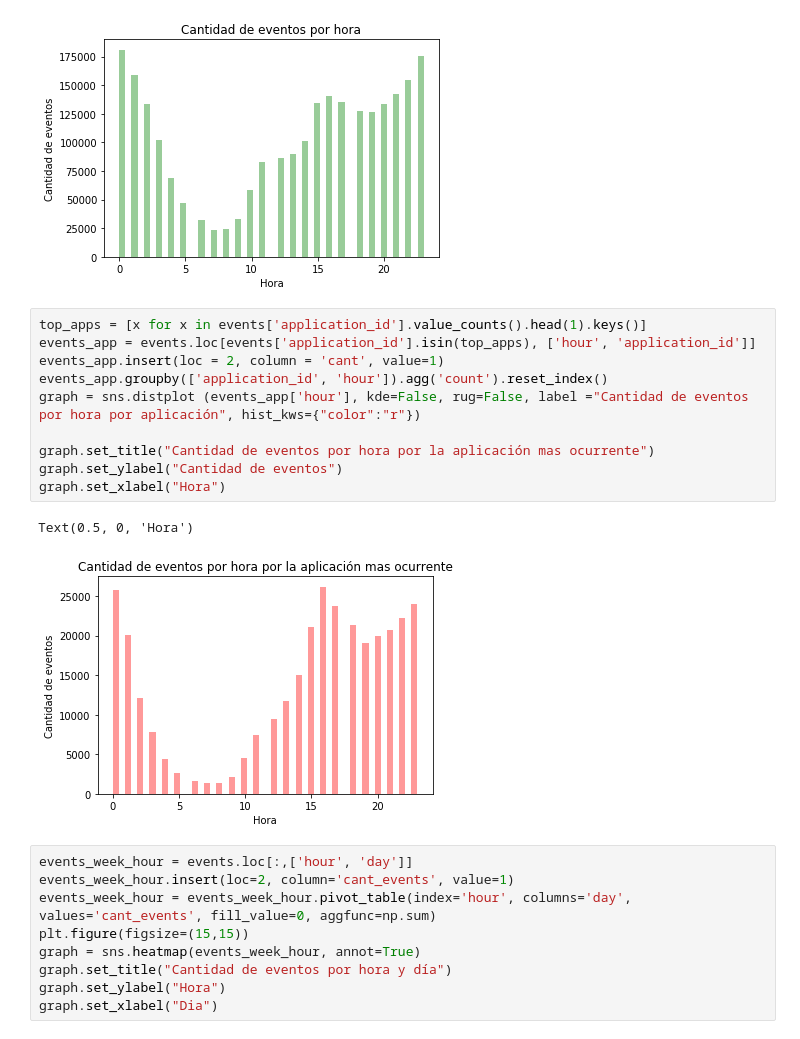
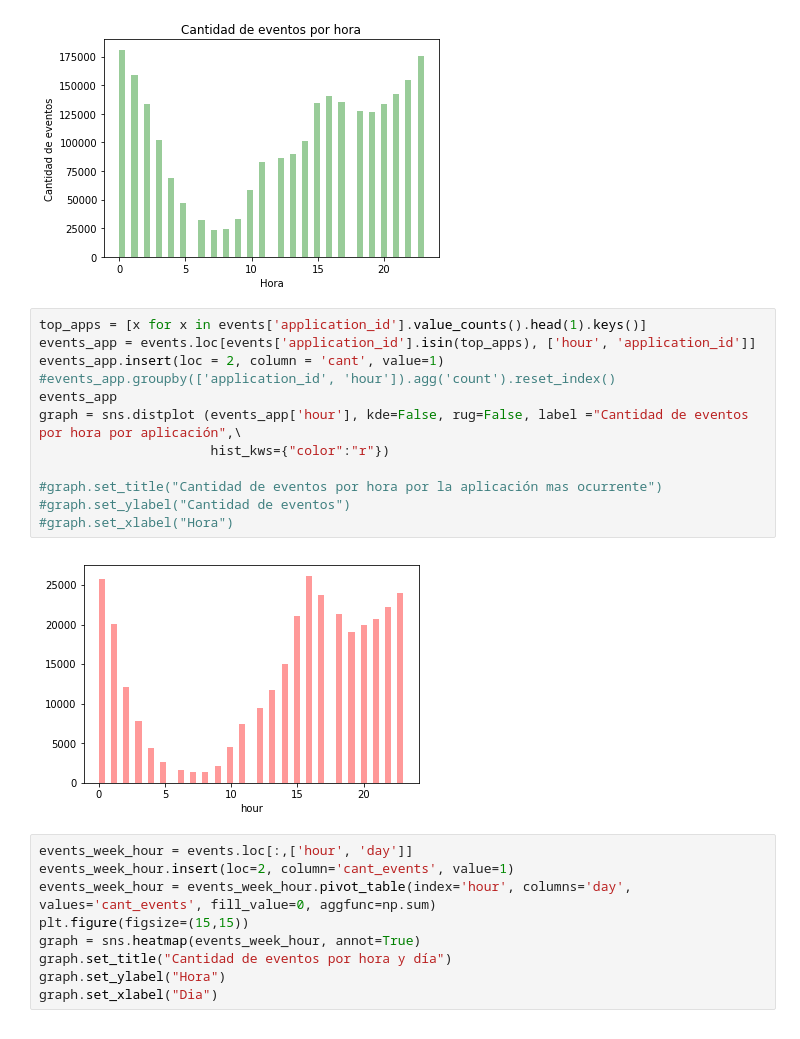
Before and after one commit to Elianagam/orgaDatosTp1, a Jupyter notebook: prueba_events.ipynb, the cells around one changed output. Saved outputs shown, nothing was run; the diff lists cells and outputs as text.

```diff
--- a/prueba_events.ipynb
+++ b/prueba_events.ipynb
@@ -90,16 +89,17 @@ Text(0.5, 0, 'Hora')
 # %%
 top_apps = [x for x in events['application_id'].value_counts().head(1).keys()]
 events_app = events.loc[events['application_id'].isin(top_apps), ['hour', 'application_id']]
 events_app.insert(loc = 2, column = 'cant', value=1)
-events_app.groupby(['application_id', 'hour']).agg('count').reset_index()
-graph = sns.distplot (events_app['hour'], kde=False, rug=False, label ="Cantidad de eventos por hora por aplicación", hist_kws={"color":"r"})
+#events_app.groupby(['application_id', 'hour']).agg('count').reset_index()
+events_app
+graph = sns.distplot (events_app['hour'], kde=False, rug=False, label ="Cantidad de eventos por hora por aplicación",\
+                      hist_kws={"color":"r"})
 
-graph.set_title("Cantidad de eventos por hora por la aplicación mas ocurrente")
-graph.set_ylabel("Cantidad de eventos")
-graph.set_xlabel("Hora")
+#graph.set_title("Cantidad de eventos por hora por la aplicación mas ocurrente")
+#graph.set_ylabel("Cantidad de eventos")
+#graph.set_xlabel("Hora")
 # %% [output]
-Text(0.5, 0, 'Hora')
-[figure, old version]
+[figure, new version]
 # %%
 events_week_hour = events.loc[:,['hour', 'day']]
 events_week_hour.insert(loc=2, column='cant_events', value=1)
```
Also changed, not shown: parts of 6 cells of this notebook, 1 other file.
